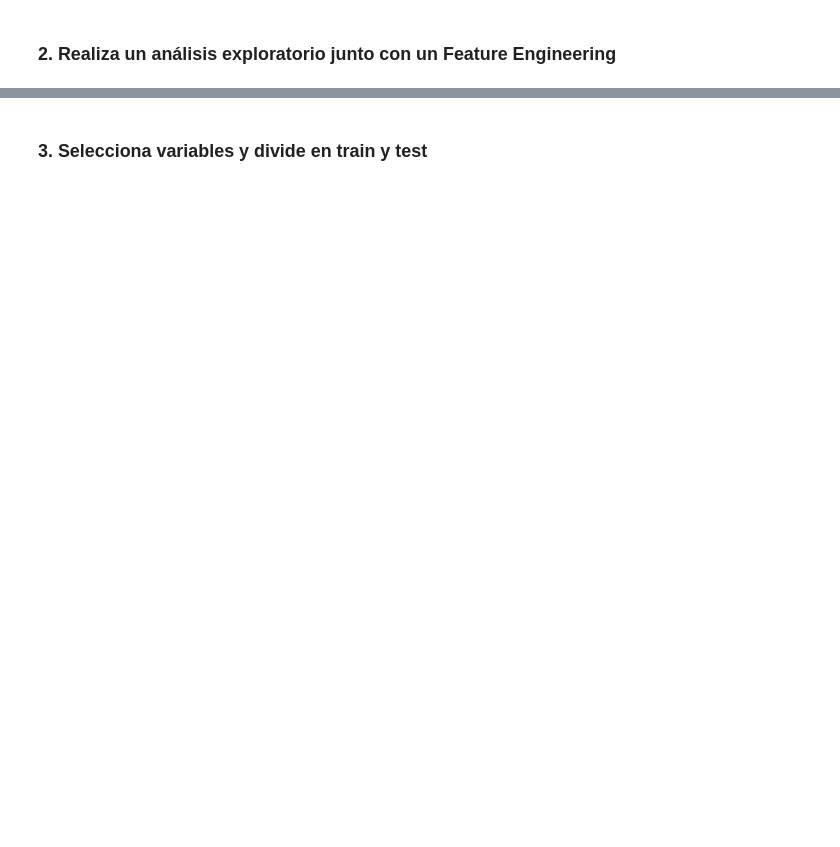
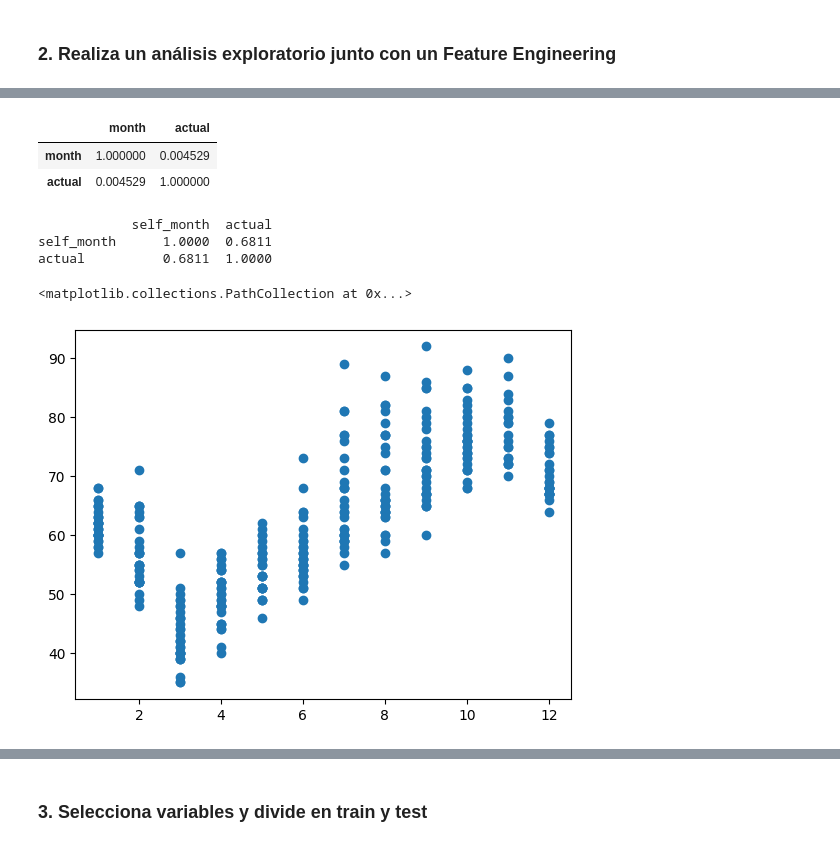
Before and after one commit to MNievas12/2411_dsft_thebridge, a Jupyter notebook: 3-Machine_Learning/1-Supervisado/3-RegorClass/5-Decision_Trees/ejercicio/DTrees_reg_class.ipynb, the cells around one changed output, grey strips where cells are left out. Saved outputs shown, nothing was run; the diff lists cells and outputs as text; code cells hidden in the pictures; blank space fills up the shorter version.

```diff
--- a/3-Machine_Learning/1-Supervisado/3-RegorClass/5-Decision_Trees/ejercicio/DTrees_reg_class.ipynb
+++ b/3-Machine_Learning/1-Supervisado/3-RegorClass/5-Decision_Trees/ejercicio/DTrees_reg_class.ipynb
@@ -19,0 +147,33 @@ Son datos de temperaturas tomados de la ciudad de Seattle. El objetivo es intent
+# %%
+df[['month', 'actual']].corr()
+# %% [output]
+|  | month | actual |
+| month | 1.000000 | 0.004529 |
+| actual | 0.004529 | 1.000000 |
+# %%
+my_month = {
+    10: 1,
+    11: 2,
+    12: 3,
+    1: 4,
+    2: 5,
+    3: 6,
+    4: 7,
+    5: 8,
+    6: 9,
+    7: 10,
+    8: 11,
+    9: 12
+}
+
+df['self_month'] = df['month'].replace(my_month)
+print(df[['self_month', 'actual']].corr())
+# %% [output]
+            self_month  actual
+self_month      1.0000  0.6811
+actual          0.6811  1.0000
+# %%
+plt.scatter(df['self_month'], df['actual'])
+# %% [output]
+<matplotlib.collections.PathCollection at 0x...>
+[figure, added]
```
Also changed, not shown: parts of 56 cells of this notebook, 1 other file.
